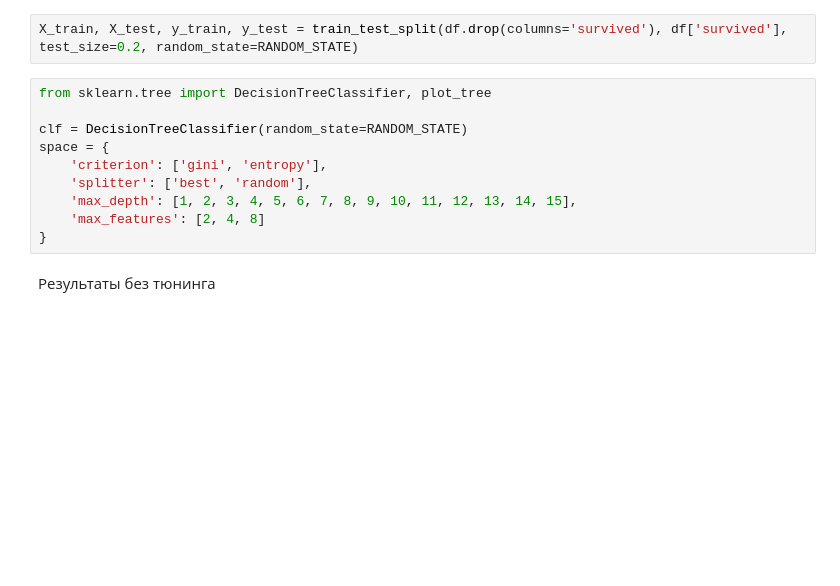
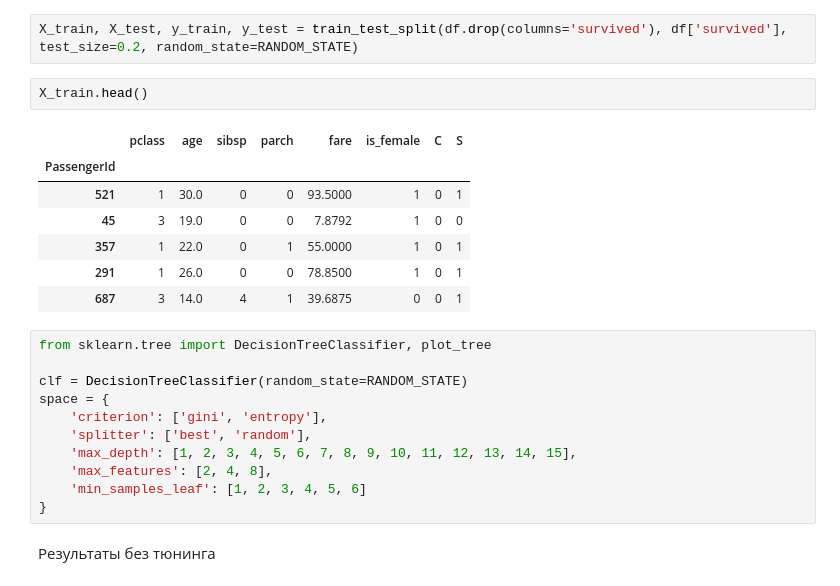
Before and after one commit to albert-bariev/rs-school-ml, a Jupyter notebook: 7_trees_and_ensembles.ipynb, the cells around one changed output. Saved outputs shown, nothing was run; the diff lists cells and outputs as text; blank space fills up the shorter version.

```diff
--- a/7_trees_and_ensembles.ipynb
+++ b/7_trees_and_ensembles.ipynb
@@ -827,6 +818,16 @@ dtype: float64
 df.dropna(inplace=True)
 # %%
 X_train, X_test, y_train, y_test = train_test_split(df.drop(columns='survived'), df['survived'], test_size=0.2, random_state=RANDOM_STATE)
+# %%
+X_train.head()
+# %% [output]
+|  | pclass | age | sibsp | parch | fare | is_female | C | S |
+| PassengerId |  |  |  |  |  |  |  |  |
+| 521 | 1 | 30.0 | 0 | 0 | 93.5000 | 1 | 0 | 1 |
+| 45 | 3 | 19.0 | 0 | 0 | 7.8792 | 1 | 0 | 0 |
+| 357 | 1 | 22.0 | 0 | 1 | 55.0000 | 1 | 0 | 1 |
+| 291 | 1 | 26.0 | 0 | 0 | 78.8500 | 1 | 0 | 1 |
+| 687 | 3 | 14.0 | 4 | 1 | 39.6875 | 0 | 0 | 1 |
 # %%
 from sklearn.tree import DecisionTreeClassifier, plot_tree
 
@@ -835,7 +836,8 @@ space = {
     'criterion': ['gini', 'entropy'],
     'splitter': ['best', 'random'],
     'max_depth': [1, 2, 3, 4, 5, 6, 7, 8, 9, 10, 11, 12, 13, 14, 15],
-    'max_features': [2, 4, 8]
+    'max_features': [2, 4, 8],
+    'min_samples_leaf': [1, 2, 3, 4, 5, 6]
 }
 # %% [markdown]
 Результаты без тюнинга
```
Also changed, not shown: parts of 13 cells of this notebook.
